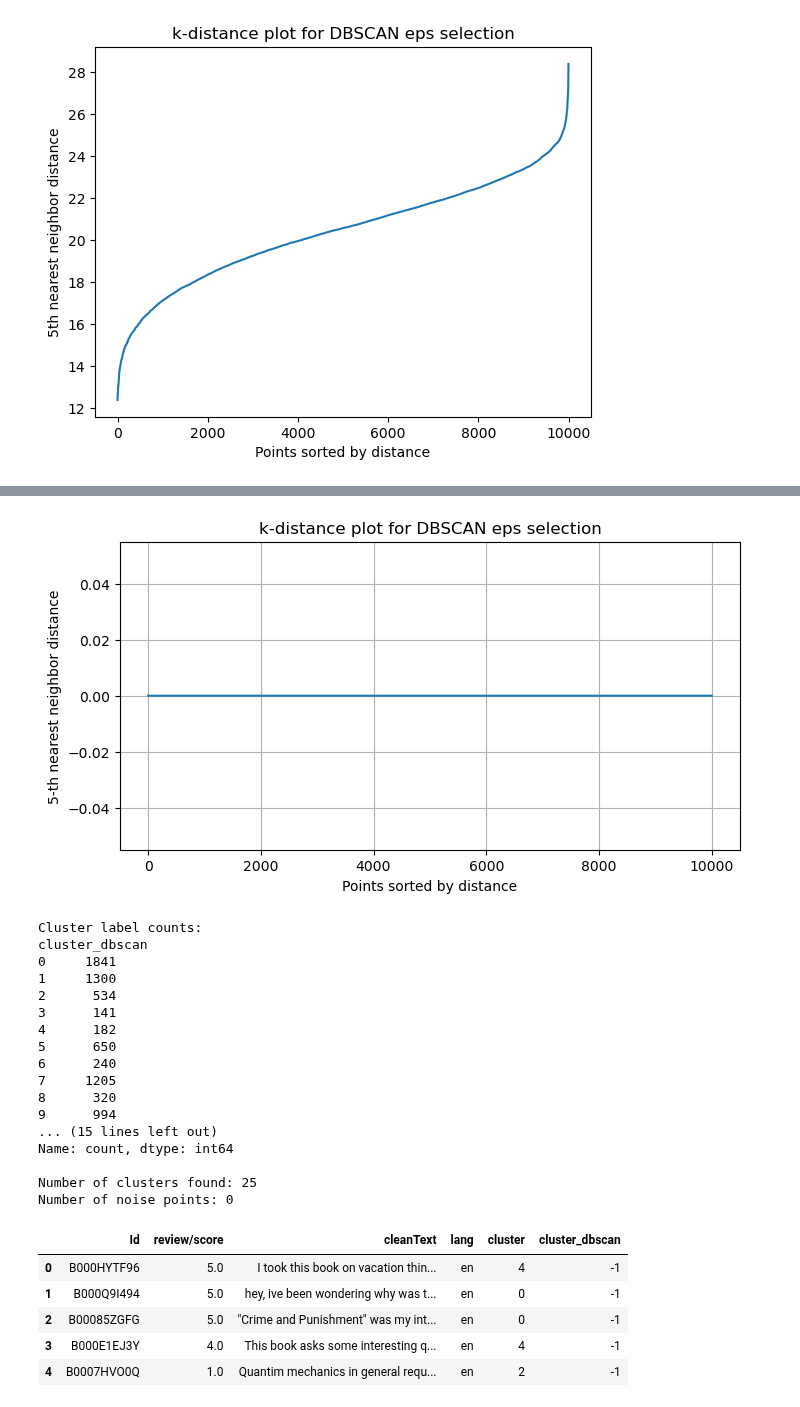
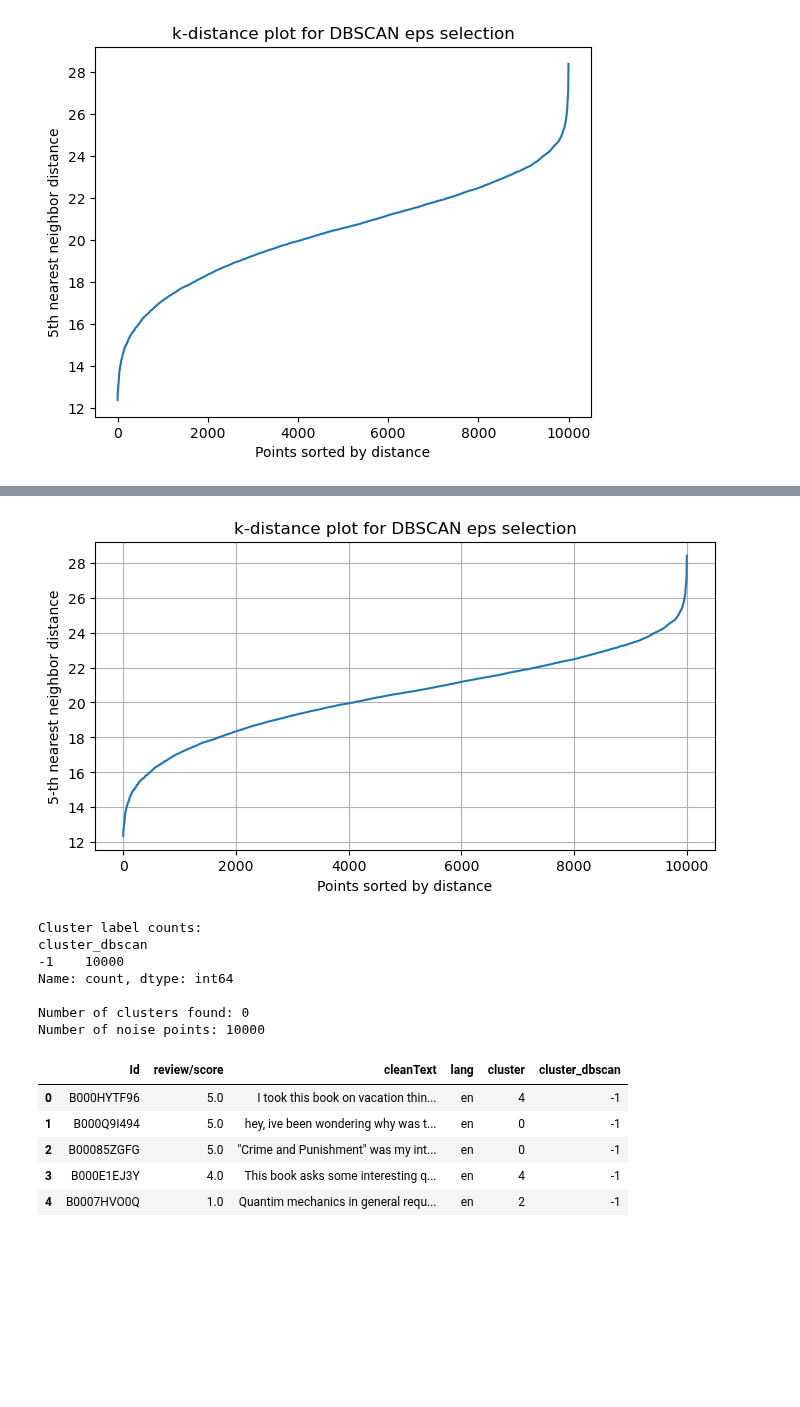
Before and after one commit to tanjapock/AmazonReview, a Jupyter notebook: lara_2.ipynb, the cells around one changed output, grey strips where cells are left out. Saved outputs shown, nothing was run; the diff lists cells and outputs as text; code cells hidden in the pictures; blank space fills up the shorter version.

```diff
--- a/lara_2.ipynb
+++ b/lara_2.ipynb
@@ -210,24 +320,21 @@ labels = dbscan.fit_predict(X)
 # %% [markdown]
 ## DBSCAN
 # %%
-# === Step 3: Run DBSCAN ===
-# eps: max distance between two samples for them to be considered neighbors
-# min_samples: number of points required to form a dense region
-dbscan = DBSCAN(eps=0.25)
-X = StandardScaler().fit_transform(embeddings)
-labels = dbscan.fit_predict(X)
+# Configure DBSCAN
+#scaler = StandardScaler()
+#embeddings_scaled = scaler.fit_transform(embeddings)
+dbscan = DBSCAN(
+    eps=1,       # max distance between samples in a cluster, tune this
+    min_samples=5, # minimum number of samples to form a cluster
+    metric='euclidean',  # distance metric
+    n_jobs=-1      # use all cores
+)
+# Fit DBSCAN
+labels = dbscan.fit_predict(embeddings)
 
-# === Step 4: Add cluster labels to your DataFrame ===
-br["cluster_dbscan"] = labels
+# Add cluster labels back to your dataframe
+br['cluster_ep1'] = labels
 
-# === Step 5: Inspect results ===
-# DBSCAN labels: -1 = noise (unclustered points)
-print("Cluster label counts:")
-print(br["cluster_dbscan"].value_counts().sort_index())
-
-# Optional: check how many noise points
-n_noise = (labels == -1).sum()
-n_clusters = len(set(labels)) - (1 if -1 in labels else 0)
-print(f"\nNumber of clusters found: {n_clusters}")
-print(f"Number of noise points: {n_noise}")
+# Quick summary
+print(br["cluster_ep1"].value_counts().sort_index())
 # %% [output]
@@ -276,6 +413,8 @@ print("Embeddings shape:", embeddings.shape)
 # --- Step 2: Scale embeddings (important for distance-based clustering) ---
 X = StandardScaler().fit_transform(embeddings)
 
+
+
 # --- Step 3: Compute k-distance to estimate eps ---
 min_samples = 5  # you can adjust this
 neighbors = NearestNeighbors(n_neighbors=min_samples)
@@ -286,51 +425,42 @@ distances, indices = neighbors_fit.kneighbors(X)
 k_distances = np.sort(distances[:, min_samples - 1])  # 0-indexed
 plt.figure(figsize=(8, 4))
 plt.plot(k_distances)
 plt.xlabel("Points sorted by distance")
 plt.ylabel(f"{min_samples}-th nearest neighbor distance")
 plt.title("k-distance plot for DBSCAN eps selection")
 plt.grid(True)
 plt.show()
 
 # --- Step 4: Choose eps based on the "knee" of the plot ---
 # Manual inspection: pick eps where the curve sharply increases
 # Example: eps = 0.5 (adjust after inspecting the plot)
 eps = 0.5
+min_samples = 5
 
 # --- Step 5: Run DBSCAN ---
 dbscan = DBSCAN(eps=eps, min_samples=min_samples, n_jobs=-1)
 labels = dbscan.fit_predict(X)
 
 # --- Step 6: Add cluster labels to DataFrame ---
 br["cluster_dbscan"] = labels
 
 # --- Step 7: Inspect results ---
 print("\nCluster label counts:")
 print(br["cluster_dbscan"].value_counts().sort_index())
 
 n_noise = (labels == -1).sum()
 n_clusters = len(set(labels)) - (1 if -1 in labels else 0)
 print(f"\nNumber of clusters found: {n_clusters}")
 print(f"Number of noise points: {n_noise}")
 # %% [output]
-[figure, old version]
+[figure, new version]
 Cluster label counts:
 cluster_dbscan
-0     1841
-1     1300
-2      534
-3      141
-4      182
-5      650
-6      240
-7     1205
-8      320
-9      994
-... (15 lines left out)
+-1    10000
 Name: count, dtype: int64
 
-Number of clusters found: 25
-Number of noise points: 0
+Number of clusters found: 0
+Number of noise points: 10000
 # %%
 br.head()
 # %% [output]
```
Also changed, not shown: parts of 15 cells of this notebook, 1 other file.
